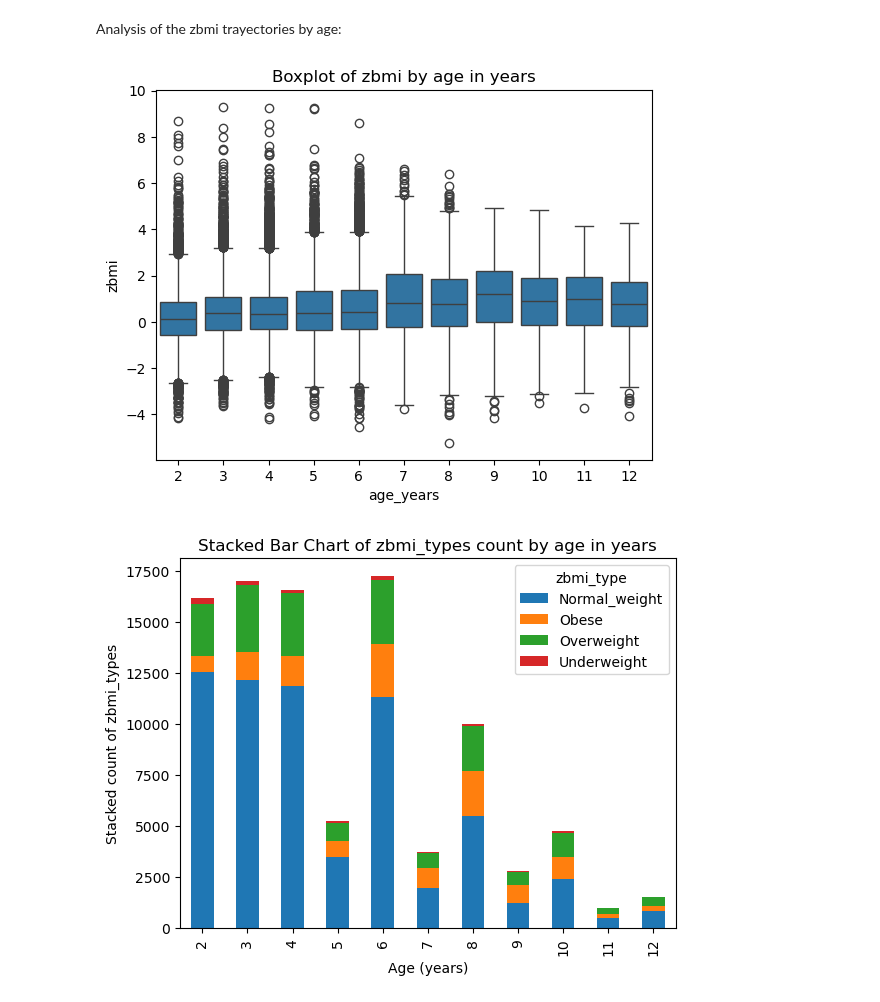
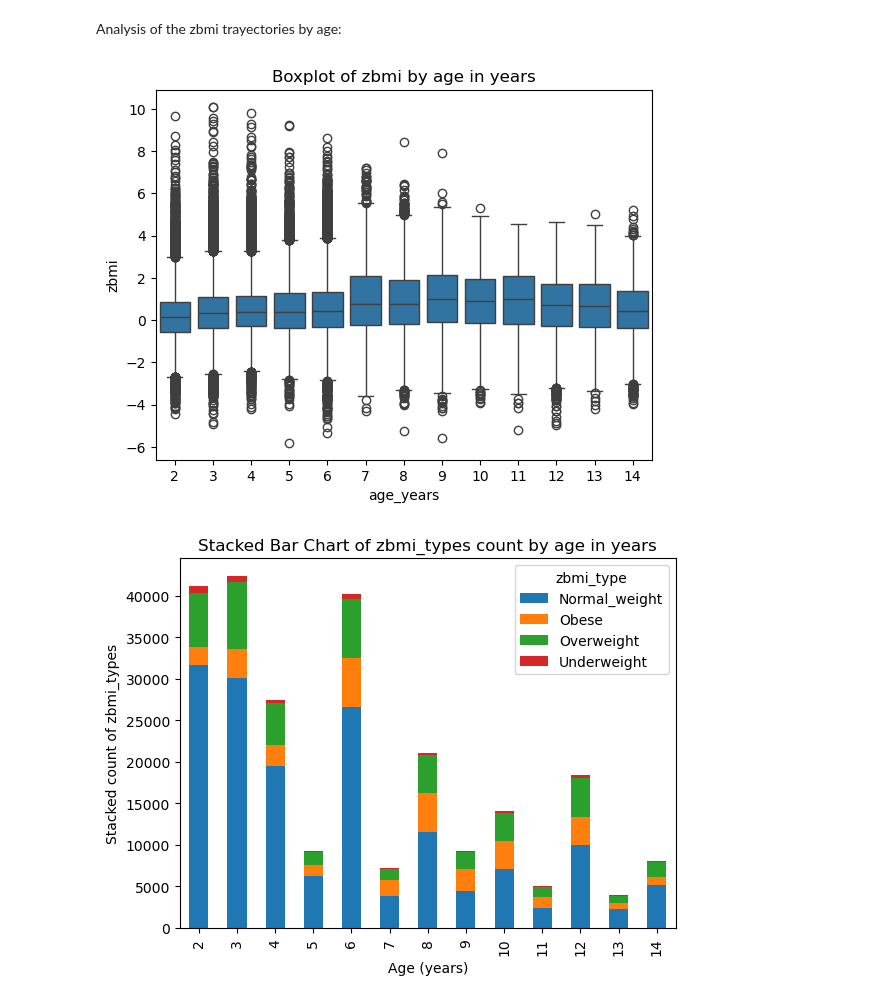
Before and after one commit to Marc-CC/Teen-Obesity-predictor-App, a Jupyter notebook: ML_models_tfm.ipynb, the cells around one changed output. Drawn from its saved outputs; the diff is of its cells as text; code cells hidden in the pictures.

Commit message:
Re-ran Data_cleaning.R and updated ML_models_tfm.ipynb

```diff
--- a/ML_models_tfm.ipynb
+++ b/ML_models_tfm.ipynb
@@ -184,9 +157,9 @@ We will consider the following models for comparison: LSTM, GRU, Transformers, R
 To train the models reshaping of our data is needed so we have one row per patient.
 # %%
 # Filter data12
-data12["age_years"] = data12["age_years"].apply(math.trunc)
-data12 = data12.loc[:, ["subjid", "sex", "age_years", "zbmi", "zbmi_type"]]
-data12.head(10)
+data["age_years"] = data["age_years"].apply(math.trunc)
+data = data.loc[:, ["subjid", "sex", "age_years", "zbmi", "zbmi_type"]]
+data.head(10)
 # %% [output]
 |  | subjid | sex | age_years | zbmi | zbmi_type |
 | 0 | ++7gAwn0opdNQTTFGiAPCgz5uNuQtj3PT0yB | Female | 2 | 1.24 | Overweight |
@@ -203,23 +176,23 @@ data12.head(10)
 Analysis of the zbmi trayectories by age:
 # %%
 # Plot zbmi by age_years
-sns.boxplot(x='age_years', y='zbmi', data=data12)
+sns.boxplot(x='age_years', y='zbmi', data=data)
 plt.title("Boxplot of zbmi by age in years")
 plt.show()
 # %% [output]
-[figure, old version]
+[figure, new version]
 # %%
 # Bar chart of each zbmi_type by age
-stacked_counts = data12.groupby(['age_years', 'zbmi_type']).size().unstack(fill_value=0)
+stacked_counts = data.groupby(['age_years', 'zbmi_type']).size().unstack(fill_value=0)
 stacked_counts.plot(kind='bar', stacked=True)
 
 plt.xlabel('Age (years)')
 plt.ylabel('Stacked count of zbmi_types')
 plt.title('Stacked Bar Chart of zbmi_types count by age in years')
 
 # Show the plot
 plt.show()
 # %% [output]
-[figure, old version]
+[figure, new version]
 # %%
 # Reshape data
```
Also changed, not shown: parts of 24 cells of this notebook, 5 other files.
